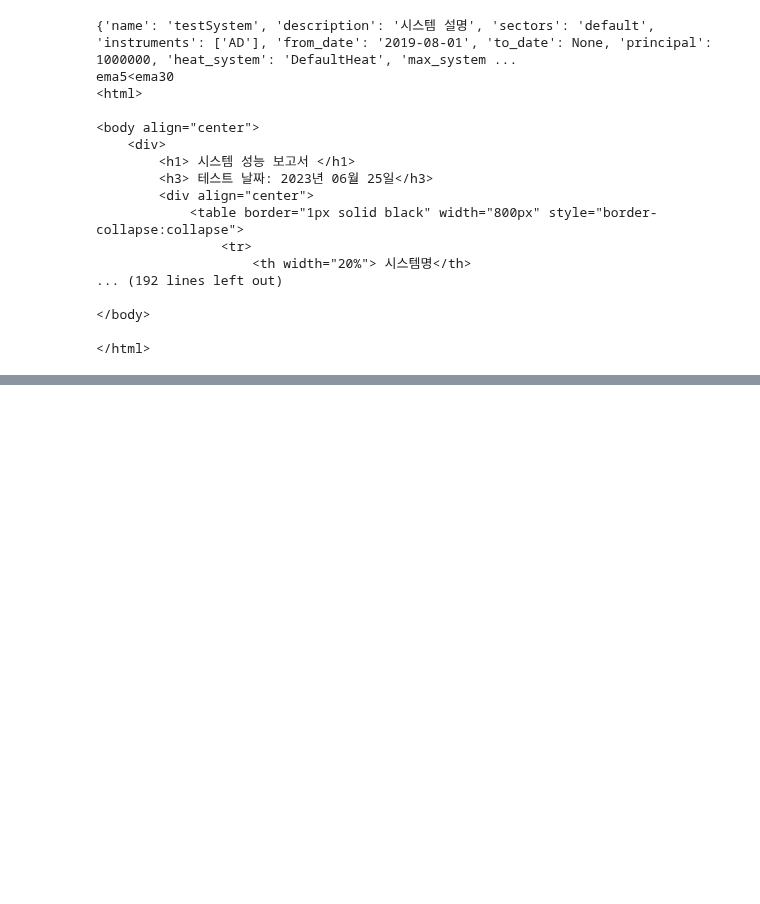
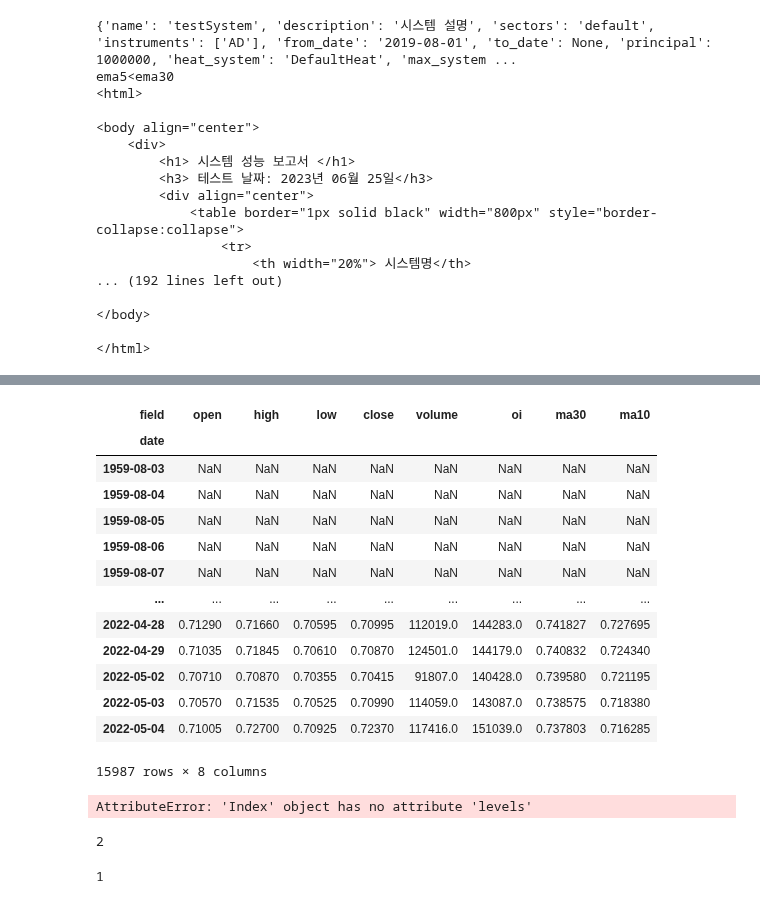
Before and after one commit to zipu/Trading, a Jupyter notebook: backtesting/run.ipynb, the cells around one changed output, grey strips where cells are left out. Drawn from its saved outputs; the diff is of its cells as text; code cells hidden in the pictures; blank space fills up the shorter version.

```diff
--- a/backtesting/run.ipynb
+++ b/backtesting/run.ipynb
@@ -106,0 +179,29 @@ trader.quotes.columns.levels[0].to_list()
+# %%
+quote = trader.quotes
+# %%
+quote.MA(window=30, inplace=True)
+# %%
+df=Quotes(quote['AD'], type='single')
+# %%
+df.MA(window=10, inplace=True)
+# %%
+df
+# %% [output]
+| field | open | high | low | close | volume | oi | ma30 | ma10 |
+| date |  |  |  |  |  |  |  |  |
+| 1959-08-03 | NaN | NaN | NaN | NaN | NaN | NaN | NaN | NaN |
+| 1959-08-04 | NaN | NaN | NaN | NaN | NaN | NaN | NaN | NaN |
+| 1959-08-05 | NaN | NaN | NaN | NaN | NaN | NaN | NaN | NaN |
+| 1959-08-06 | NaN | NaN | NaN | NaN | NaN | NaN | NaN | NaN |
+| 1959-08-07 | NaN | NaN | NaN | NaN | NaN | NaN | NaN | NaN |
+| ... | ... | ... | ... | ... | ... | ... | ... | ... |
+| 2022-04-28 | 0.71290 | 0.71660 | 0.70595 | 0.70995 | 112019.0 | 144283.0 | 0.741827 | 0.727695 |
+| 2022-04-29 | 0.71035 | 0.71845 | 0.70610 | 0.70870 | 124501.0 | 144179.0 | 0.740832 | 0.724340 |
+| 2022-05-02 | 0.70710 | 0.70870 | 0.70355 | 0.70415 | 91807.0 | 140428.0 | 0.739580 | 0.721195 |
+| 2022-05-03 | 0.70570 | 0.71535 | 0.70525 | 0.70990 | 114059.0 | 143087.0 | 0.738575 | 0.718380 |
+| 2022-05-04 | 0.71005 | 0.72700 | 0.70925 | 0.72370 | 117416.0 | 151039.0 | 0.737803 | 0.716285 |
+15987 rows × 8 columns
+# %%
+df.columns.levels
+# %% [output]
+AttributeError: 'Index' object has no attribute 'levels'
@@ -106,0 +210,4 @@ trader.quotes.columns.levels[0].to_list()
+# %%
+len(f.names)
+# %% [output]
+2
@@ -106,0 +216,4 @@ trader.quotes.columns.levels[0].to_list()
+# %%
+len(d.names)
+# %% [output]
+1
```
Also changed, not shown: parts of 24 cells of this notebook, 4 other files.
